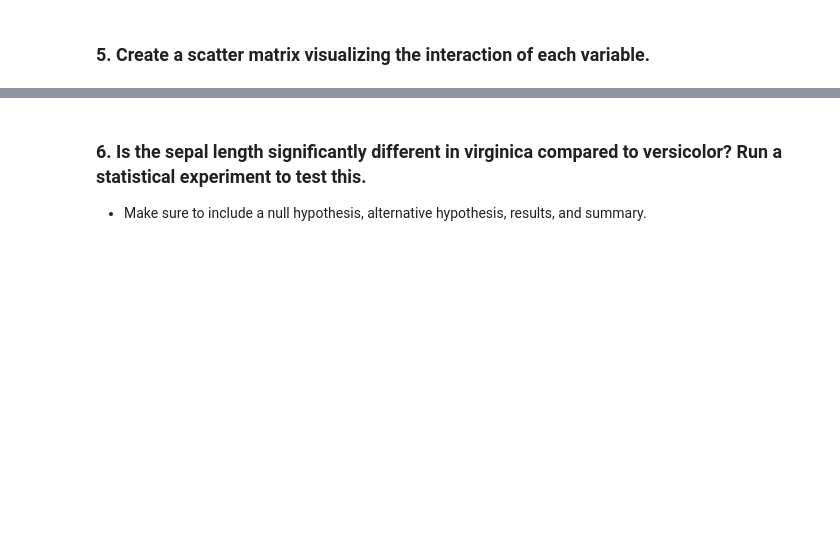
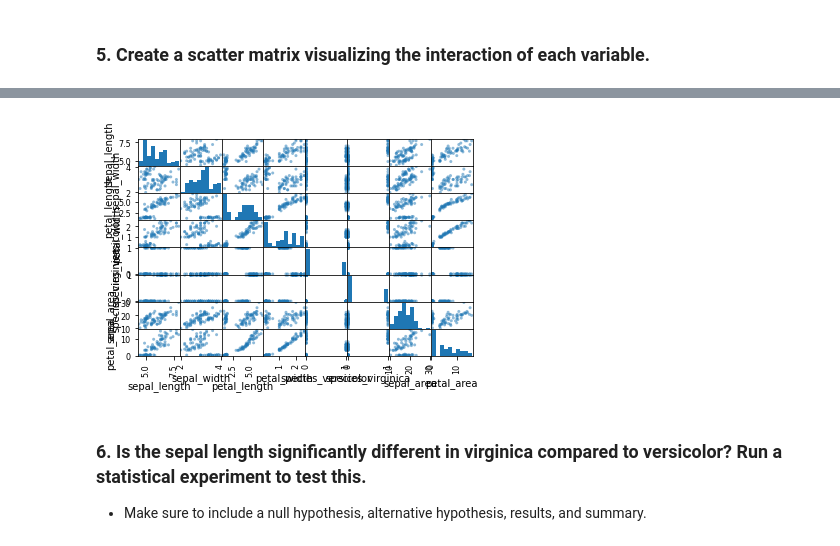
Before and after one commit to david-ryan-alviola/classification-exercises, a Jupyter notebook: classification_exercises.ipynb, the cells around one changed output, grey strips where cells are left out. Cells and saved outputs as stored; diff of their text form; code cells hidden in the pictures; blank space fills up the shorter version.

```diff
--- a/classification_exercises.ipynb
+++ b/classification_exercises.ipynb
@@ -530,3 +559,11 @@ sns.pairplot(vars=['sepal_length', 'sepal_width', 'petal_length', 'petal_width',
+# %%
+# Alternative solution
+pd.plotting.scatter_matrix(train)
+plt.show()
+
+# Figure out how to adjust size
+# %% [output]
+[figure, added]
 # %% [markdown]
 ### 6. Is the sepal length significantly different in virginica compared to versicolor? Run a statistical experiment to test this.
 
```
Also changed, not shown: parts of 7 cells of this notebook.
